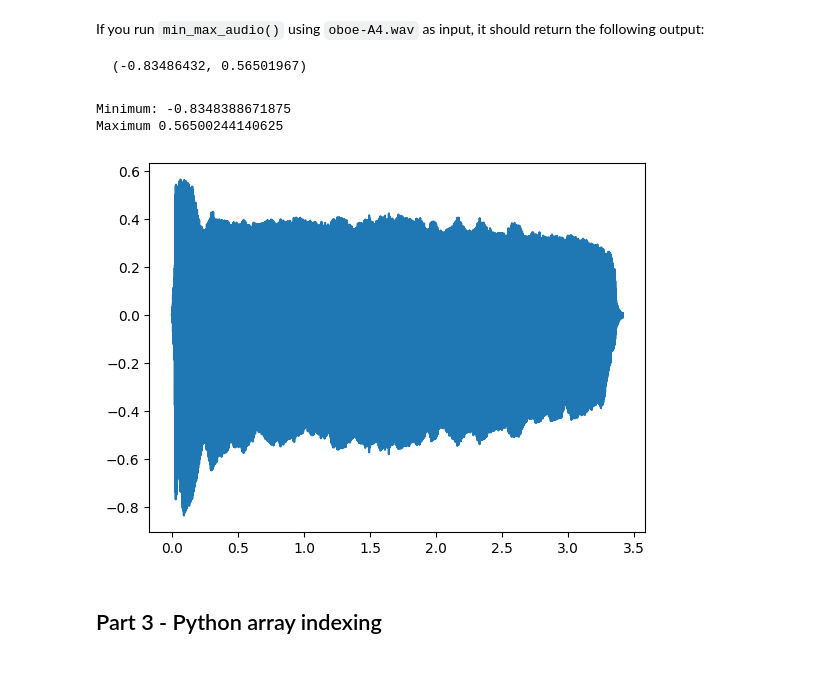
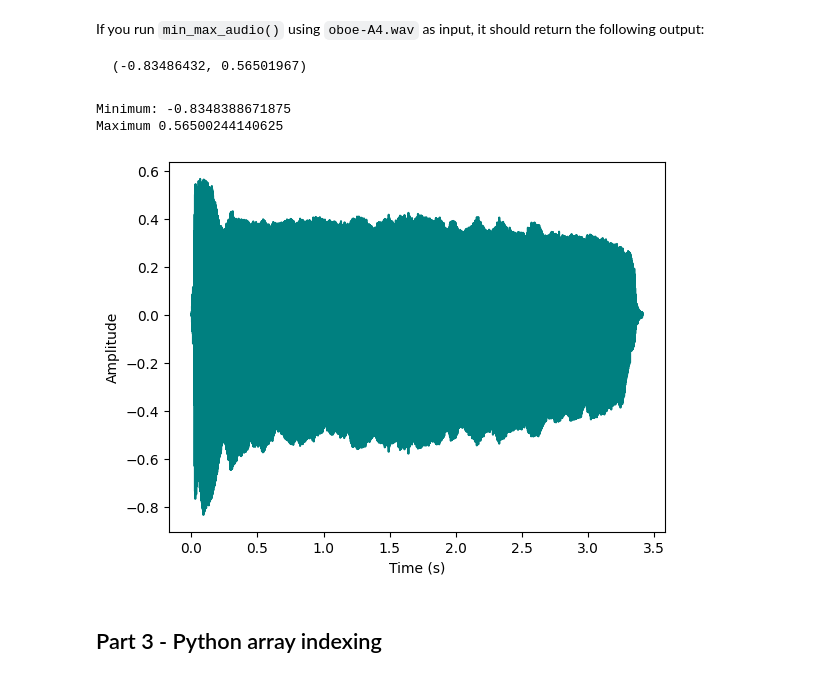
Before and after one commit to inesbroto/sms-tools-materials, a Jupyter notebook: exercises/E1-Python-and-sounds.ipynb, the cells around one changed output. Drawn from its saved outputs; the diff is of its cells as text; code cells hidden in the pictures.

```diff
--- a/exercises/E1-Python-and-sounds.ipynb
+++ b/exercises/E1-Python-and-sounds.ipynb
@@ -45,7 +45,7 @@ def readAudio(input_file, first_sample=50001, num_samples=10):
 
     """
     fs, x = wavread(input_file)
-    return x, fs
+    return x[first_sample-1:first_sample-1+num_samples], fs
     ### Your code here
 # %% [markdown]
 You can use as input the sound files from the sounds directory, thus using a relative path to it. If you run the `readAudio()` function using the `piano.wav` sound file as input, with the default arguments, it should return the following samples:
@@ -67,6 +68,23 @@ array([-0.00427246, -0.00427246, -0.00427246, ..., -0.00384521,
 # %% [markdown]
 The function `minMaxAudio()` should read an audio file and return the minimum and  maximum values of the audio samples in that file. The input to the function is the wav file name (including the path) and the output should be two floating point values returned as a tuple.
 # %%
+# E1 - 1.1: Complete the read_audio_samples() function
+
+def readAudio(input_file):
+    """Read an audio file starting
+
+    Args:
+        input_file (str): path of a wav file
+
+    Returns:
+        np.array: numpy array containing the selected samples
+
+    """
+    fs, x = wavread(input_file)
+    return x, fs
+    ### Your code here
+
+
 # E1 - 2.1: Complete function minMaxAudio()
 
 def min_max_audio(input_file):
@@ -92,17 +110,20 @@ If you run `min_max_audio()` using `oboe-A4.wav` as input, it should return the
 # %%
 # E1 - 2.2: Plot input sound with x-axis in seconds, and call min_max_audio() with the proposed sound file
 
 ### Your code here
 x, fs= readAudio("../sounds/oboe-A4.wav")
 len_samples = len(x)
 samples_in_sec = np.array([i for i in range(len(x))])/fs
-plt.plot(samples_in_sec, x)
+plt.plot(samples_in_sec, x, color='teal')
+plt.xlabel('Time (s)')
+plt.ylabel('Amplitude')
+
 min,max = min_max_audio("../sounds/oboe-A4.wav")
 print(f"Minimum: {min} \nMaximum {max}")
 # %% [output]
 Minimum: -0.8348388671875
 Maximum 0.56500244140625
-[figure, old version]
+[figure, new version]
 # %% [markdown]
 ## Part 3 - Python array indexing
 # %% [markdown]
```
Also changed, not shown: parts of 7 cells of this notebook.
